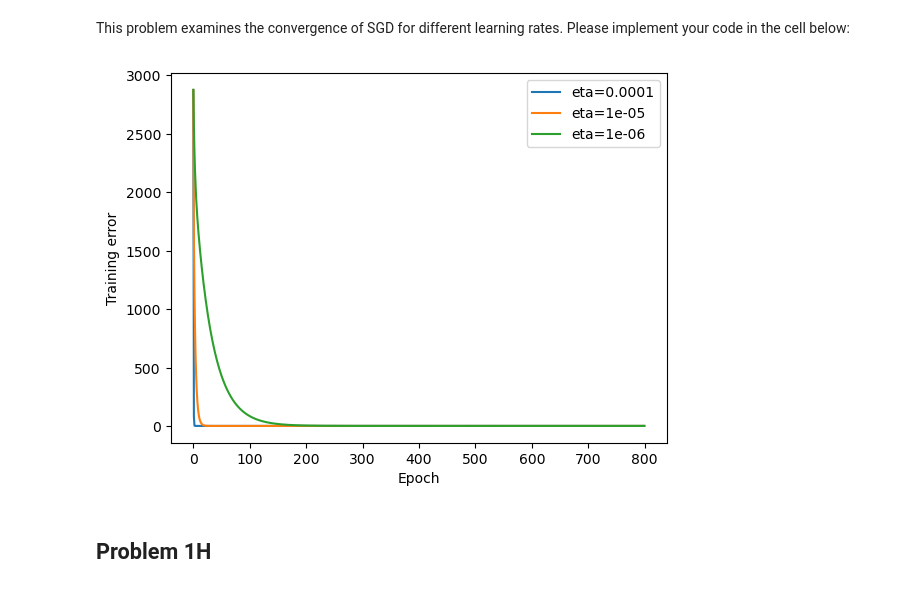
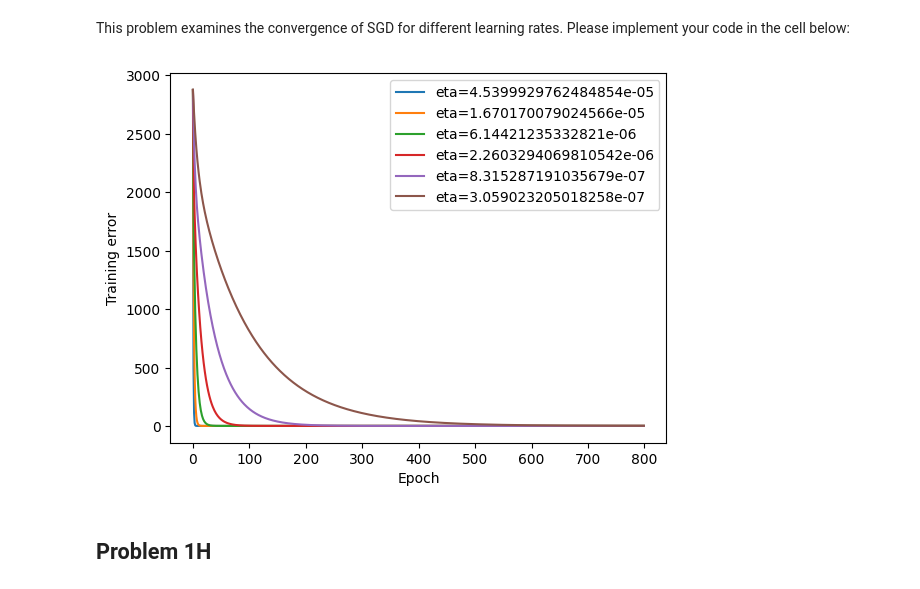
Before and after one commit to bdkcspronk/Deep-learning-in-physics, a Jupyter notebook: Assignment-1/code/1_notebook_part2.ipynb, the cells around one changed output. Cells and saved outputs as stored; diff of their text form; code cells hidden in the pictures.

```diff
--- a/Assignment-1/code/1_notebook_part2.ipynb
+++ b/Assignment-1/code/1_notebook_part2.ipynb
@@ -32,7 +32,6 @@ def loss(X, Y, w):
         Loss += (Y[i] - np.dot(w, X[i])) ** 2
     return Loss / N
 
-
 def gradient(x, y, w):
     """
     Calculate the gradient of the loss function with respect to
@@ -48,8 +47,6 @@ def gradient(x, y, w):
     """
 
     return -2 * (y - np.dot(w, x)) * x
-
-
 
 def SGD(X, Y, w_start, eta, N_epochs):
     """
@@ -68,13 +65,11 @@ def SGD(X, Y, w_start, eta, N_epochs):
         losses: A (N_epochs, ) shaped array containing the losses from all iterations.
     """
 
-    W = np.zeros((N_epochs, len(w_start)))
     losses = np.zeros(N_epochs)
 
     w = w_start.copy()
 
     for epoch in range(N_epochs):
-        W[epoch] = w.copy()
         losses[epoch] = loss(X, Y, w)
 
         # Shuffle the data points
@@ -88,7 +83,7 @@ def SGD(X, Y, w_start, eta, N_epochs):
             grad = gradient(x_i, y_i, w)
             w -= eta * grad
 
-    return W[-1], losses
+    return w, losses
 # %% [markdown]
 Next, we need to load the dataset. In doing so, the following function may be helpful:
 # %%
@@ -111,7 +106,7 @@ X = data[:, :4]
 Y = data[:, 4]
 
 w_start = [0.001, 0.001, 0.001, 0.001]
-eta = 10**-15
+eta = np.exp(-15)
 N_epochs = 800
 
 bias = 0.001
@@ -139,27 +134,22 @@ Final weights: [0.00099972 0.00099986 0.00099964 0.00099992 0.00099996]
 # %% [markdown]
 This problem examines the convergence of SGD for different learning rates. Please implement your code in the cell below:
 # %%
-# ==============================================
-# TODO: create a plot showing the convergence
-# of SGD for the different learning rates.
-# ==============================================
-
-eta_vals = [1e-4, 1e-5, 1e-6]
+eta_vals = [np.exp(-10), np.exp(-11), np.exp(-12), np.exp(-13), np.exp(-14), np.exp(-15)]
 w_start = [0.001, 0.001, 0.001, 0.001, bias]
 N_epochs = 800
 
 plt.figure()
 
 for eta in eta_vals:
     w_final, losses = SGD(X, Y, np.array(w_start), eta, N_epochs)
     plt.plot(losses, label=f"eta={eta}")
 
 plt.xlabel("Epoch")
 plt.ylabel("Training error")
 plt.legend()
 plt.show()
 # %% [output]
-[figure, old version]
+[figure, new version]
 # %% [markdown]
 ## Problem 1H
 # %% [markdown]
```
Also changed, not shown: parts of 4 cells of this notebook, 22 other files.
